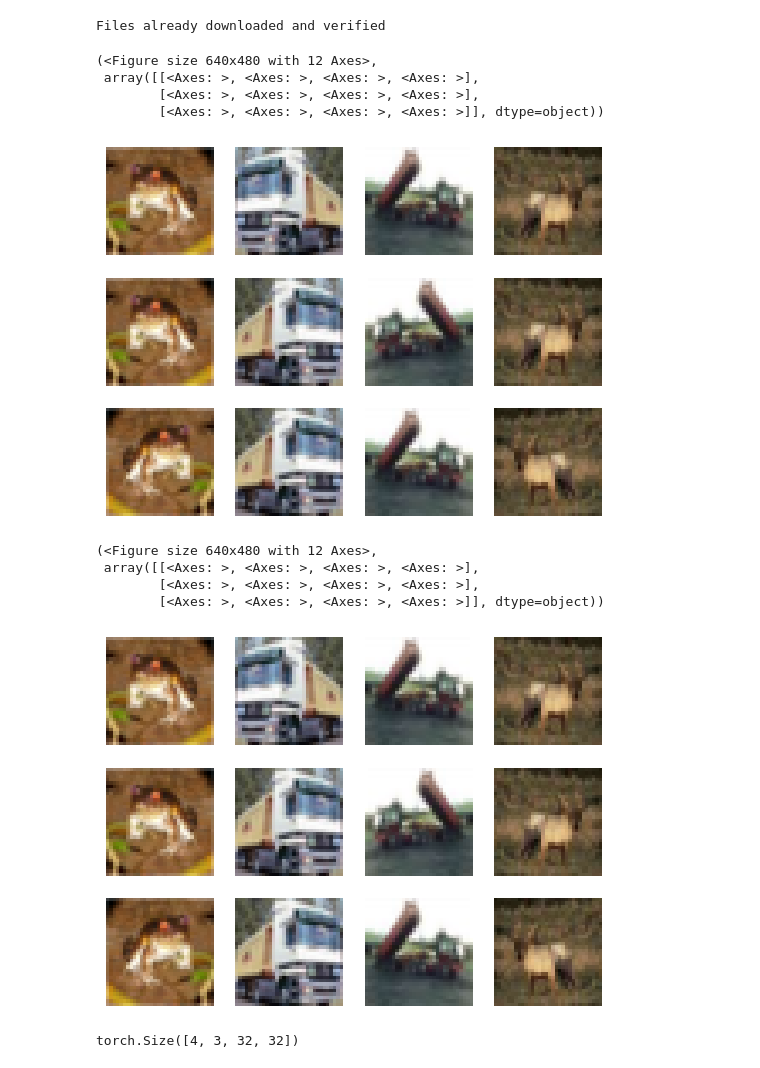
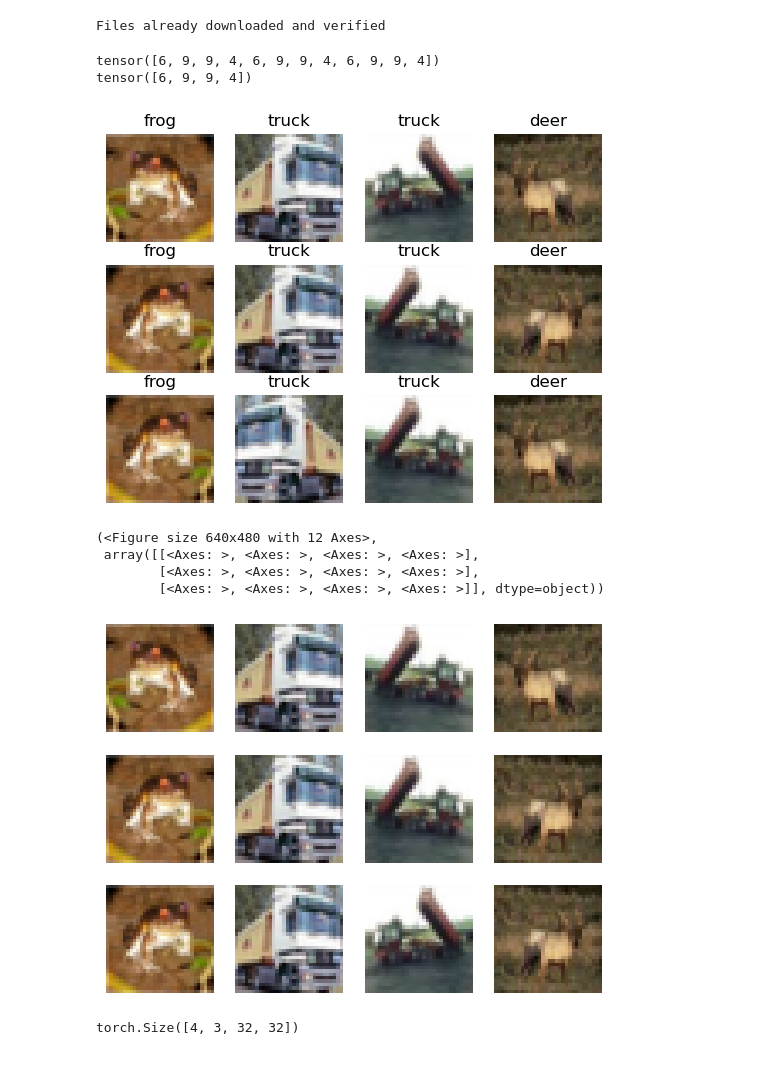
Before and after one commit to guanming-zhang/sslpnm, a Jupyter notebook: notebook.ipynb, the cells around one changed output. Saved outputs shown, nothing was run; the diff lists cells and outputs as text; code cells hidden in the pictures.

```diff
--- a/notebook.ipynb
+++ b/notebook.ipynb
@@ -19,7 +19,7 @@ def download_dataset(dataset_path,dataset_name):
     else:
         raise NotImplementedError("downloading for this dataset is not implemented")
 
-def get_cifar10_labels():
+def get_cifar10_classes():
     labels = ["airplane","automobile","bird","cat",
               "deer","dog","frog","horse","ship","truck"]
     return labels
@@ -105,17 +108,19 @@ loader = data.DataLoader(train_dataset, batch_size=4, shuffle=False)
 Files already downloaded and verified
 # %%
 x,y = next(iter(loader))
-imgs = []
+classes = get_cifar10_classes()
+imgs,labels = [],[]
 for i in range(3):
     for j in range(4):
         imgs.append(x[i][j,:,:])
-show_images(imgs,3,4)
+        labels.append(classes[y[j]])
+show_images(imgs,3,4,labels)
+print(y.repeat(3))
+print(y)
 # %% [output]
-(<Figure size 640x480 with 12 Axes>,
- array([[<Axes: >, <Axes: >, <Axes: >, <Axes: >],
-        [<Axes: >, <Axes: >, <Axes: >, <Axes: >],
-        [<Axes: >, <Axes: >, <Axes: >, <Axes: >]], dtype=object))
+tensor([6, 9, 9, 4, 6, 9, 9, 4, 6, 9, 9, 4])
+tensor([6, 9, 9, 4])
-[figure, old version]
+[figure, new version]
 # %%
 xx = torch.cat(x,dim=0)
 imgs = []
@@ -127,7 +132,7 @@ show_images(imgs,3,4)
  array([[<Axes: >, <Axes: >, <Axes: >, <Axes: >],
         [<Axes: >, <Axes: >, <Axes: >, <Axes: >],
         [<Axes: >, <Axes: >, <Axes: >, <Axes: >]], dtype=object))
-[figure, old version]
+[figure, new version]
 # %%
 # %% [output]
 torch.Size([4, 3, 32, 32])
```
Also changed, not shown: parts of 2 cells of this notebook, 1 other file.
